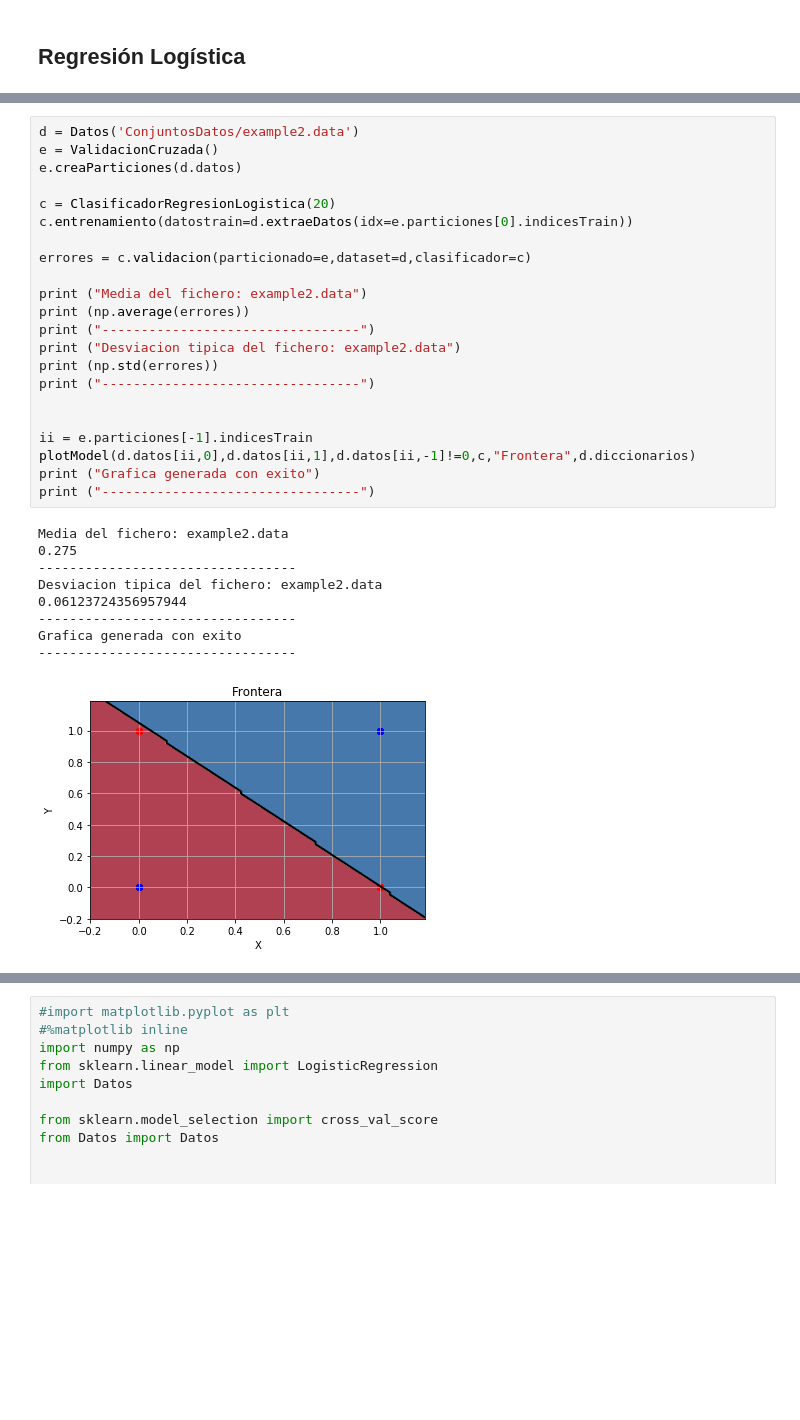
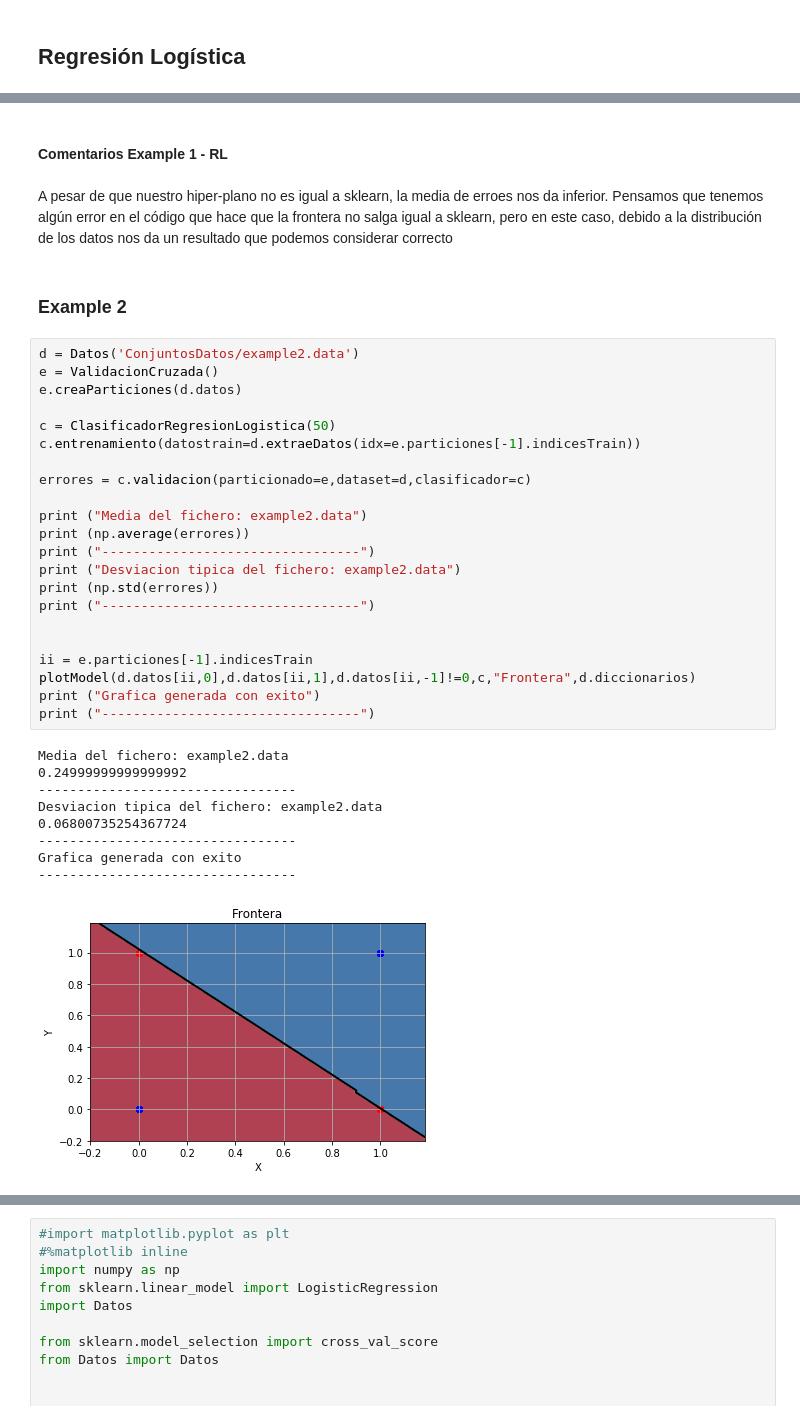
Before and after one commit to DarioHdez/FAA, a Jupyter notebook: practica2/P2_10.ipynb, the cells around one changed output, grey strips where cells are left out. Cells and saved outputs as stored; diff of their text form; blank space fills up the shorter version.

```diff
--- a/practica2/P2_10.ipynb
+++ b/practica2/P2_10.ipynb
@@ -1471,32 +1529,38 @@ Grafica generada con exito
+# %% [markdown]
+#### Comentarios Example 1 - RL
+# %% [markdown]
+A pesar de que nuestro hiper-plano no es igual a sklearn, la media de erroes nos da inferior. Pensamos que tenemos algún error en el código que hace que la frontera no salga igual a sklearn, pero en este caso, debido a la distribución de los datos nos da un resultado que podemos considerar correcto
+# %% [markdown]
+### Example 2
 # %%
 d = Datos('ConjuntosDatos/example2.data')
 e = ValidacionCruzada()
 e.creaParticiones(d.datos)
 
-c = ClasificadorRegresionLogistica(20)
-c.entrenamiento(datostrain=d.extraeDatos(idx=e.particiones[0].indicesTrain))
+c = ClasificadorRegresionLogistica(50)
+c.entrenamiento(datostrain=d.extraeDatos(idx=e.particiones[-1].indicesTrain))
 
 errores = c.validacion(particionado=e,dataset=d,clasificador=c)
 
 print ("Media del fichero: example2.data")
 print (np.average(errores))
 print ("---------------------------------")
 print ("Desviacion tipica del fichero: example2.data")
 print (np.std(errores))
 print ("---------------------------------")
 
 
 ii = e.particiones[-1].indicesTrain
 plotModel(d.datos[ii,0],d.datos[ii,1],d.datos[ii,-1]!=0,c,"Frontera",d.diccionarios)
 print ("Grafica generada con exito")
 print ("---------------------------------")
 # %% [output]
 Media del fichero: example2.data
-0.275
+0.24999999999999992
 ---------------------------------
 Desviacion tipica del fichero: example2.data
-0.06123724356957944
+0.06800735254367724
 ---------------------------------
 Grafica generada con exito
 ---------------------------------
-[figure, old version]
+[figure, new version]
```
Also changed, not shown: parts of 44 cells of this notebook, 2 other files.
